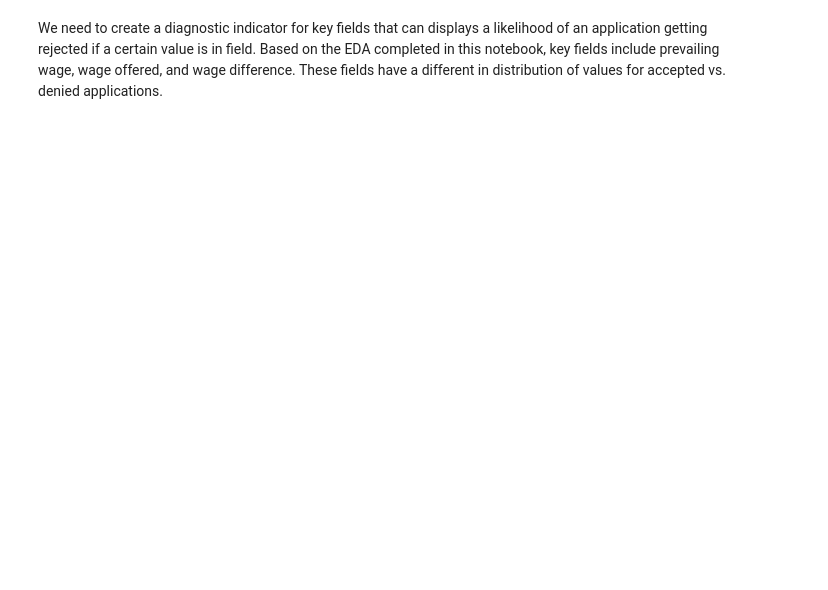
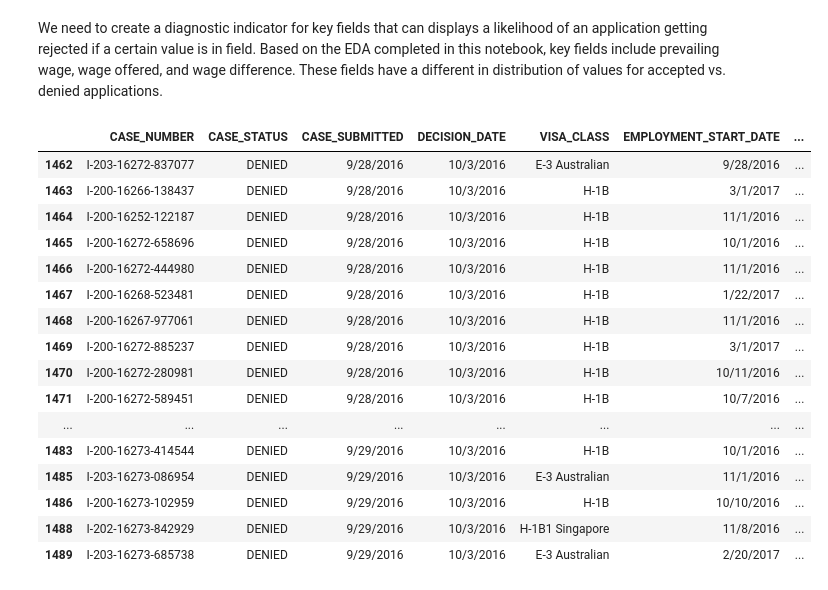
Before and after one commit to sopaturi/Springboard, a Jupyter notebook: Capstone Project/Capstone Project-Data Storytelling.ipynb, the cells around one changed output. Cells and saved outputs as stored; diff of their text form; code cells hidden in the pictures; blank space fills up the shorter version.

```diff
--- a/Capstone Project/Capstone Project-Data Storytelling.ipynb
+++ b/Capstone Project/Capstone Project-Data Storytelling.ipynb
@@ -455,3 +463,26 @@ Index(['N', 'None', 'Y'], dtype='object', name='LABOR_CON_AGREE')
 We need to create a diagnostic indicator for key fields that can displays a likelihood of an application getting rejected if a certain value is in field.  Based on the EDA completed in this notebook, key fields include prevailing wage, wage offered, and wage difference.  These fields have a different in distribution of values for accepted vs. denied applications.
 # %%
 #Need to check prevailing wage vs. prevailing wage in database
+# %%
+import pandas as pd
+df_source = pd.read_csv('H1B1.csv', low_memory=False)
+# %%
+df_source[df_source['CASE_STATUS']=='DENIED'].head(20)
+# %% [output]
+|  | CASE_NUMBER | CASE_STATUS | CASE_SUBMITTED | DECISION_DATE | VISA_CLASS | EMPLOYMENT_START_DATE | ... |
+| 1462 | I-203-16272-837077 | DENIED | 9/28/2016 | 10/3/2016 | E-3 Australian | 9/28/2016 | ... |
+| 1463 | I-200-16266-138437 | DENIED | 9/28/2016 | 10/3/2016 | H-1B | 3/1/2017 | ... |
+| 1464 | I-200-16252-122187 | DENIED | 9/28/2016 | 10/3/2016 | H-1B | 11/1/2016 | ... |
+| 1465 | I-200-16272-658696 | DENIED | 9/28/2016 | 10/3/2016 | H-1B | 10/1/2016 | ... |
+| 1466 | I-200-16272-444980 | DENIED | 9/28/2016 | 10/3/2016 | H-1B | 11/1/2016 | ... |
+| 1467 | I-200-16268-523481 | DENIED | 9/28/2016 | 10/3/2016 | H-1B | 1/22/2017 | ... |
+| 1468 | I-200-16267-977061 | DENIED | 9/28/2016 | 10/3/2016 | H-1B | 11/1/2016 | ... |
+| 1469 | I-200-16272-885237 | DENIED | 9/28/2016 | 10/3/2016 | H-1B | 3/1/2017 | ... |
+| 1470 | I-200-16272-280981 | DENIED | 9/28/2016 | 10/3/2016 | H-1B | 10/11/2016 | ... |
+| 1471 | I-200-16272-589451 | DENIED | 9/28/2016 | 10/3/2016 | H-1B | 10/7/2016 | ... |
+| ... | ... | ... | ... | ... | ... | ... | ... |
+| 1483 | I-200-16273-414544 | DENIED | 9/29/2016 | 10/3/2016 | H-1B | 10/1/2016 | ... |
+| 1485 | I-203-16273-086954 | DENIED | 9/29/2016 | 10/3/2016 | E-3 Australian | 11/1/2016 | ... |
+| 1486 | I-200-16273-102959 | DENIED | 9/29/2016 | 10/3/2016 | H-1B | 10/10/2016 | ... |
+| 1488 | I-202-16273-842929 | DENIED | 9/29/2016 | 10/3/2016 | H-1B1 Singapore | 11/8/2016 | ... |
+| 1489 | I-203-16273-685738 | DENIED | 9/29/2016 | 10/3/2016 | E-3 Australian | 2/20/2017 | ... |
```
Also changed, not shown: parts of 18 cells of this notebook, 3 other files.
